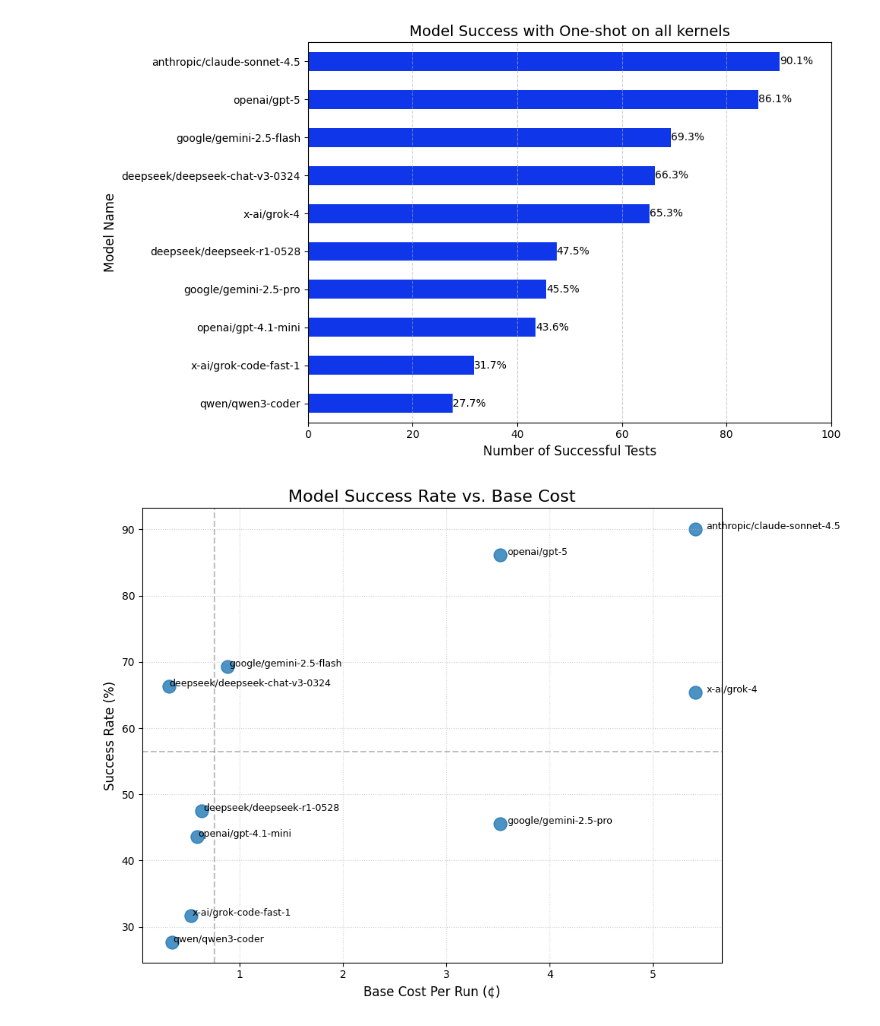
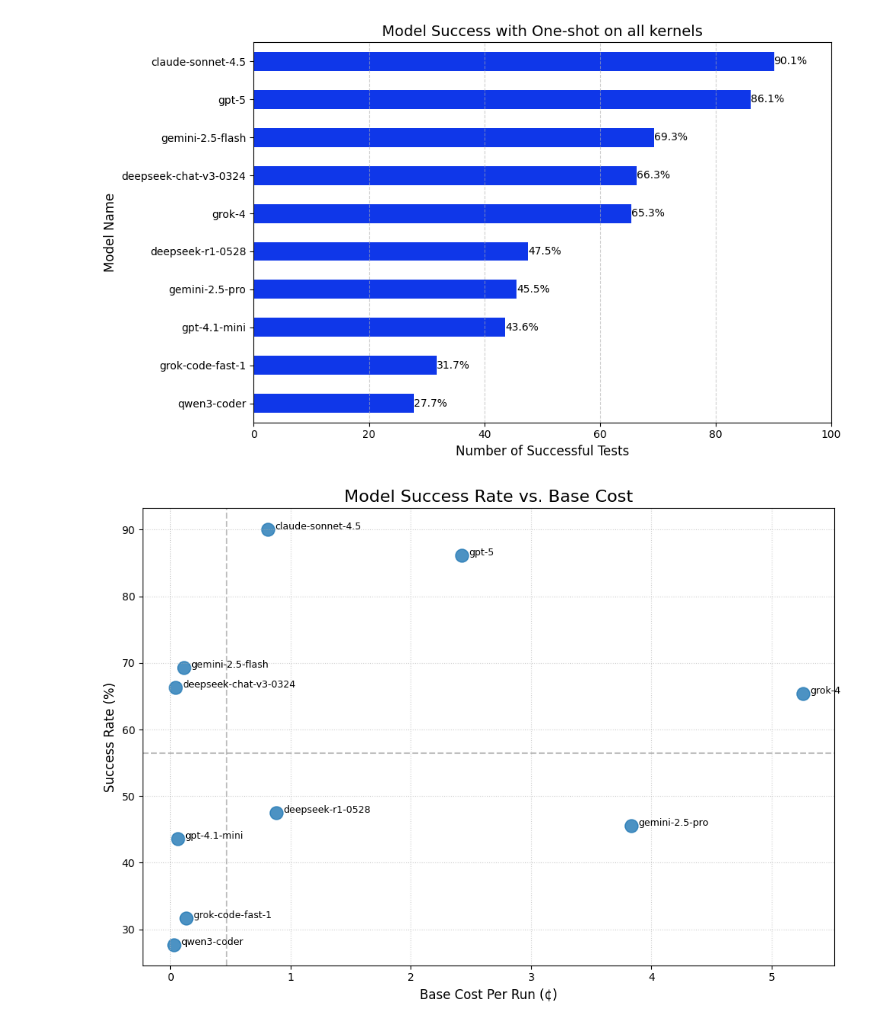
Before and after one commit to byuccl/HLS-FAB, a Jupyter notebook: results/data_analysis/oneshot_analysis.ipynb, the cells around one changed output. Cells and saved outputs as stored; diff of their text form; code cells hidden in the pictures.

```diff
--- a/results/data_analysis/oneshot_analysis.ipynb
+++ b/results/data_analysis/oneshot_analysis.ipynb
@@ -41,37 +105,37 @@ Name: Success, dtype: float64
 # %%
 # Generate the Bar chart
 plt.figure(figsize=(10,6))
 
-success_rates.plot(kind='barh', color="#0f37e9" )
-for index, value in enumerate(success_rates):
+success_rates_norag.plot(kind='barh', color="#0f37e9" )
+for index, value in enumerate(success_rates_norag):
     label = f"{value:.1f}%"
     plt.text(value, index, label, va='center') # f' {value}' adds space after the bar
 # Formatting and labels
 plt.title(f'Model Success with One-shot on all kernels', fontsize=14)
 plt.xlabel('Number of Successful Tests', fontsize=12)
 plt.xlim(0,100)
 plt.ylabel('Model Name', fontsize=12)
 # Invert y-axis to put the highest performing model at the top
 plt.gca().invert_yaxis()
 plt.grid(axis='x', linestyle='--', alpha=0.6) # Add light grid lines for readability
 plt.tight_layout()
 
 # Save and show the plot
 # plt.savefig('HLS_Model_Success_Bar_Chart.png')
 plt.show()
 # %% [output]
-[figure, old version]
+[figure, new version]
 # %%
 model_costs_data = {
-    'Model': ['google/gemini-2.5-flash', 'deepseek/deepseek-chat-v3-0324', 'deepseek/deepseek-r1-0528', 'openai/gpt-4.1-mini', 'x-ai/grok-code-fast-1',
-              'qwen/qwen3-coder', 'openai/gpt-5', 'x-ai/grok-4', 'google/gemini-2.5-pro', 'anthropic/claude-sonnet-4.5'],
-    'Base_Cost_Per_Run': [0.878, 0.311, 0.633, 0.586, 0.529, 0.346, 3.519, 5.408, 3.519, 5.408]
+    'Model': ['gemini-2.5-flash', 'deepseek-chat-v3-0324', 'deepseek-r1-0528', 'gpt-4.1-mini', 'grok-code-fast-1',
+              'qwen3-coder', 'gpt-5', 'grok-4', 'gemini-2.5-pro', 'claude-sonnet-4.5'],
+    'Base_Cost_Per_Run': [0.11, 0.04, 0.88, 0.06, 0.13, 0.03, 2.42, 5.26, 3.83, 0.81]
 }
-costs_df = pd.DataFrame(model_costs_data).set_index('Model')
+costs_norag_df = pd.DataFrame(model_costs_data).set_index('Model')
 
-combined_df = pd.DataFrame({
-    'Success_Rate': success_rates,
-    'Cost': costs_df['Base_Cost_Per_Run'] # Assuming this column name in your data
+combined_norag_df = pd.DataFrame({
+    'Success_Rate': success_rates_norag,
+    'Cost': costs_norag_df['Base_Cost_Per_Run'] # Assuming this column name in your data
 }).dropna() # Drop any model that might be missing one of the values
 
 # --- 2. Generate the Scatter Plot ---
@@ -80,8 +144,8 @@ plt.figure(figsize=(10, 7))
 
 # Create the scatter plot
 plt.scatter(
-    combined_df['Cost'],
-    combined_df['Success_Rate'],
+    combined_norag_df['Cost'],
+    combined_norag_df['Success_Rate'],
     s=150,  # Size of the points
     alpha=0.8,
     color='#1f77b4'
@@ -90,17 +154,17 @@ plt.scatter(
 # --- 3. Labeling and Formatting for Cost-Effectiveness ---
 
 # Add model labels to the points
-for model, row in combined_df.iterrows():
+for model, row in combined_norag_df.iterrows():
     # Use model name as the label
     plt.annotate(
         model,
-        (row['Cost'] * 1.02, row['Success_Rate']), # Offset label slightly to the right
+        (row['Cost'] + 0.06, row['Success_Rate']), # Offset label slightly to the right
         fontsize=9
     )
 
 
-median_cost = combined_df['Cost'].median()
-median_success = combined_df['Success_Rate'].median()
+median_cost = combined_norag_df['Cost'].median()
+median_success = combined_norag_df['Success_Rate'].median()
 # Horizontal Line (Median Success)
 plt.axhline(median_success, color='gray', linestyle='--', alpha=0.5)
 # Vertical Line (Median Cost)
@@ -117,4 +181,4 @@ plt.tight_layout()
 # plt.savefig('Model_Cost_Effectiveness_Scatter_Plot.png')
 plt.show()
 # %% [output]
-[figure, old version]
+[figure, new version]
```
Also changed, not shown: parts of 14 cells of this notebook, 23 other files.
